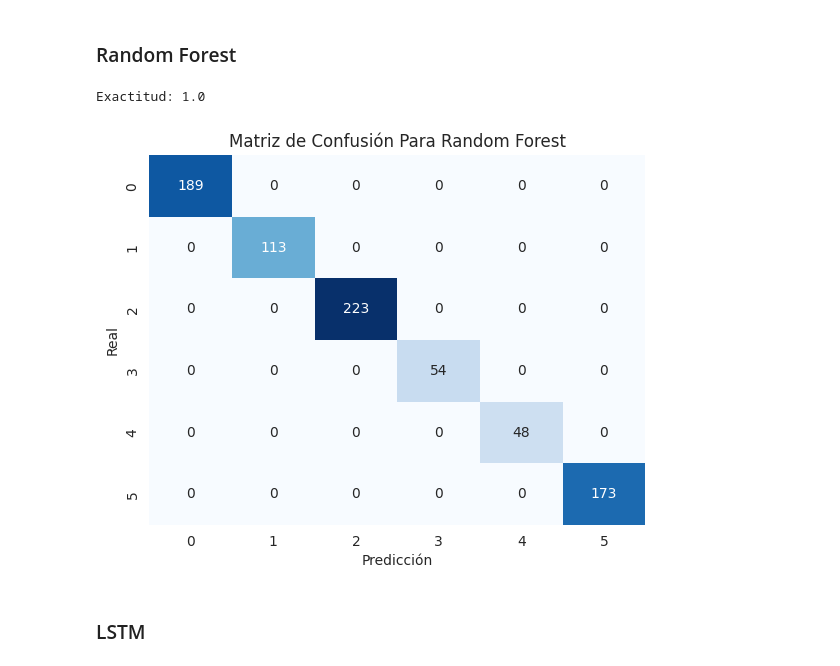
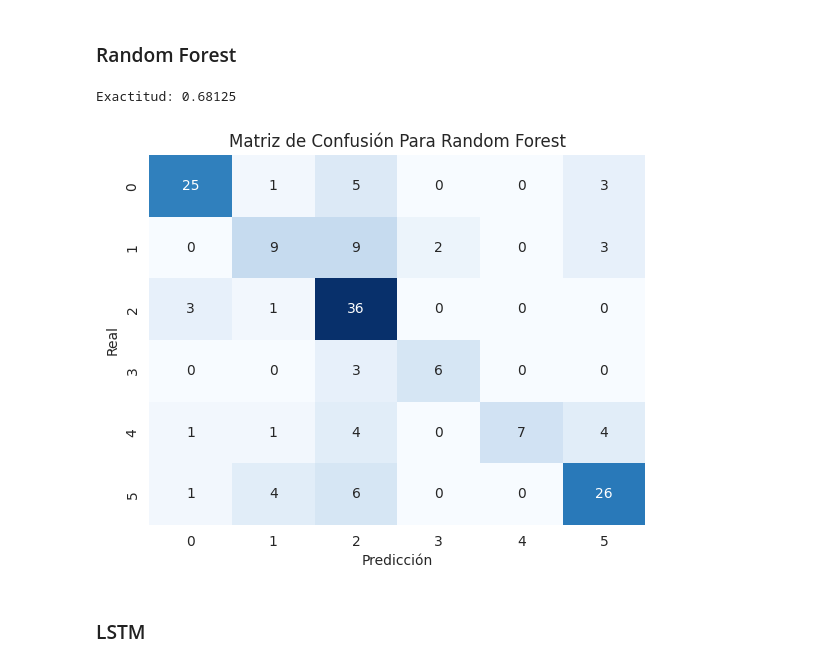
Before and after one commit to devBorisG/Estadistica-III, a Jupyter notebook: Tarea 4/Categorias.ipynb, the cells around one changed output. Drawn from its saved outputs; the diff is of its cells as text; code cells hidden in the pictures.

```diff
--- a/Tarea 4/Categorias.ipynb
+++ b/Tarea 4/Categorias.ipynb
@@ -414,3 +416,5 @@ from sklearn.metrics import confusion_matrix, ConfusionMatrixDisplay
+# %%
+X_train,X_test, y_train,y_test = train_test_split(df_matriz_tf_idf.head(800),categoria,test_size=0.2)
 # %%
 count_vect = CountVectorizer(min_df=1, max_df=100000, binary=False, ngram_range=(1,1))
 count_vect_train = count_vect.fit_transform(df_train)
@@ -418,4 +422,4 @@ count_vect_test = count_vect.transform(df_test)
 # %%
 logistic_model = LogisticRegression(penalty="l2", max_iter=800, C=1.0, random_state=42)
 # %%
-logistic_model.fit(df_matriz_tf_idf.head(800), categoria)
+logistic_model.fit(X_train, y_train)
@@ -447,20 +453,20 @@ plt.show()
 from sklearn.ensemble import RandomForestClassifier
 # %%
 random_forest_model = RandomForestClassifier(random_state=42)
-random_forest_model.fit(df_matriz_tf_idf.head(800), categoria)
-random_forest_prediction = random_forest_model.predict(df_matriz_tf_idf.head(800))
+random_forest_model.fit(X_train, y_train)
+random_forest_prediction = random_forest_model.predict(X_test)
 # %%
-print(f'Exactitud: {accuracy_score(categoria,random_forest_prediction)}')
+print(f'Exactitud: {accuracy_score(y_test,random_forest_prediction)}')
 # %% [output]
-Exactitud: 1.0
+Exactitud: 0.68125
 # %%
-matriz_confusion_rf = confusion_matrix(categoria, random_forest_prediction)
+matriz_confusion_rf = confusion_matrix(y_test, random_forest_prediction)
 sns.heatmap(matriz_confusion_rf, annot=True, fmt='d', cmap='Blues', cbar=False)
 plt.xlabel('Predicción')
 plt.ylabel('Real')
 plt.title('Matriz de Confusión Para Random Forest')
 plt.show()
 # %% [output]
-[figure, old version]
+[figure, new version]
 # %% [markdown]
 ### LSTM
```
Also changed, not shown: parts of 22 cells of this notebook, 2 other files.
